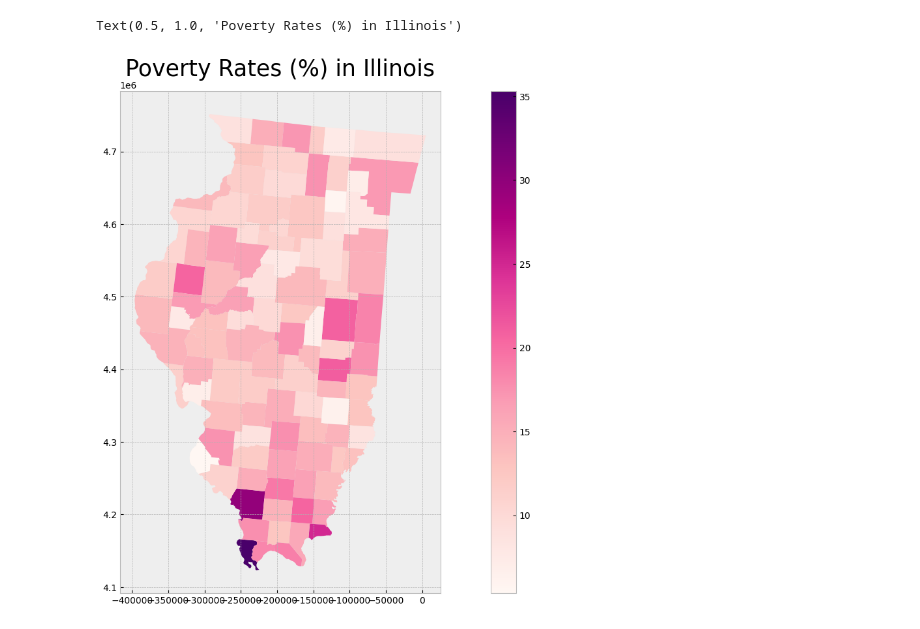
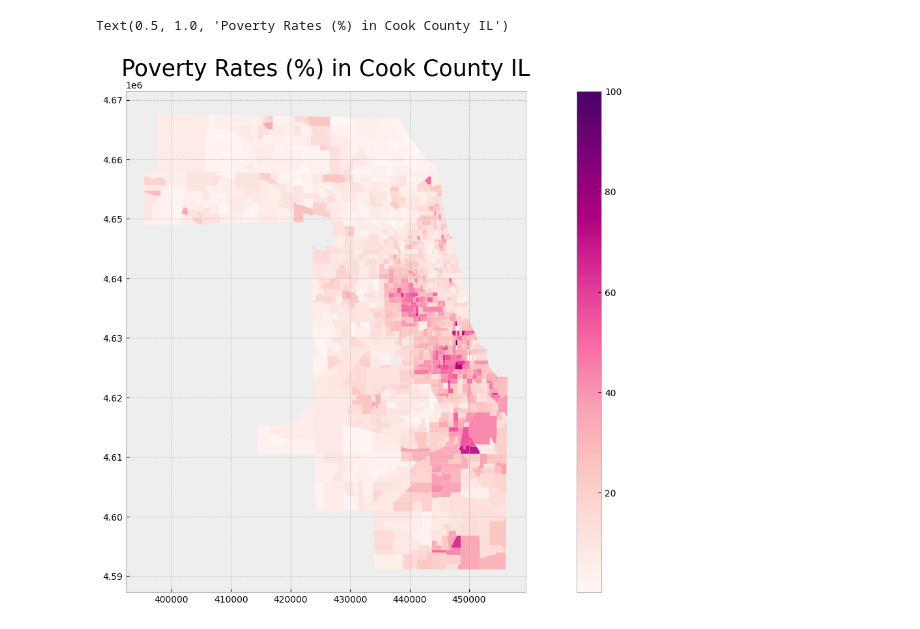
Before and after one commit to avasdowney/predictive_policing_thesis, a Jupyter notebook: preprocess/census.ipynb, the cells around one changed output. Cells and saved outputs as stored; diff of their text form; code cells hidden in the pictures.

Commit message:
generated poverty map for cook county

```diff
--- a/preprocess/census.ipynb
+++ b/preprocess/census.ipynb
@@ -12,16 +12,11 @@ c = Census("736d0b43db328f7d01733bcff52a193181f4e05b")
 # C17002_001E: count of ratio of income to poverty in the past 12 months (total)
 # C17002_002E: count of ratio of income to poverty in the past 12 months (< 0.50)
 # C17002_003E: count of ratio of income to poverty in the past 12 months (0.50 - 0.99)
-# C17002_004E: count of ratio of income to poverty in the past 12 months (1.00 - 1.24)
-# C17002_005E: count of ratio of income to poverty in the past 12 months (1.25 - 1.49)
-# C17002_006E: count of ratio of income to poverty in the past 12 months (1.50 - 1.84)
-# C17002_007E: count of ratio of income to poverty in the past 12 months (1.85 - 1.99)
-# C17002_008E: count of ratio of income to poverty in the past 12 months (>= 2.00)
 # B01003_001E: total population
 # Sources: https://api.census.gov/data/2014/acs/acs5/variables.html; https://pypi.org/project/census/
-il_census = c.acs5.state_county_tract(fields = ('NAME', 'C17002_001E', 'C17002_002E', 'C17002_003E', 'C17002_004E', 'C17002_005E', 'C17002_006E', 'C17002_007E', 'C17002_008E', 'B01003_001E'),
+il_census = c.acs5.state_county_tract(fields = ('NAME', 'C17002_001E', 'C17002_002E', 'C17002_003E', 'B01003_001E'),
                                       state_fips = states.IL.fips,
-                                      county_fips = "*",
+                                      county_fips = "031", # Cook County
                                       tract = "*",
                                       year = 2014)
 # %%
@@ -48,9 +39,9 @@ Shape:  (3123, 13)
 # Access shapefile of Illinois census tracts
 il_tract = gpd.read_file("https://www2.census.gov/geo/tiger/TIGER2014/TRACT/tl_2014_17_tract.zip")
 
-# Reproject shapefile to UTM Zone 17N
-# https://spatialreference.org/ref/epsg/wgs-84-utm-zone-17n/
-il_tract = il_tract.to_crs(epsg = 32617)
+# Reproject shapefile to UTM Zone 16N
+# https://spatialreference.org/ref/epsg/wgs-84-utm-zone-16n/
+il_tract = il_tract.to_crs(epsg = 32616)
 
 # Print GeoDataFrame of shapefile
 print(il_tract.head(2))
@@ -168,7 +162,7 @@ Shape:  (3123, 9)
 # %%
 # Dissolve and group the census tracts within each county and aggregate all the values together
 # Source: https://geopandas.org/docs/user_guide/aggregation_with_dissolve.html
-il_poverty_county = il_poverty_tract.dissolve(by = 'COUNTYFP', aggfunc = 'sum')
+il_poverty_county = il_poverty_tract.dissolve(by = 'TRACTCE', aggfunc = 'sum')
 
 # Show dataframe
 print(il_poverty_county.head(2))
@@ -198,19 +192,19 @@ il_poverty_county.head(2)
 # %%
 # Create subplots
 fig, ax = plt.subplots(1, 1, figsize = (20, 10))
 
 # Plot data
 # Source: https://geopandas.readthedocs.io/en/latest/docs/user_guide/mapping.html
 il_poverty_county.plot(column = "Poverty_Rate",
                        ax = ax,
                        cmap = "RdPu",
                        legend = True)
 
 # Stylize plots
 plt.style.use('bmh')
 
 # Set title
-ax.set_title('Poverty Rates (%) in Illinois', fontdict = {'fontsize': '25', 'fontweight' : '3'})
+ax.set_title('Poverty Rates (%) in Cook County IL', fontdict = {'fontsize': '25', 'fontweight' : '3'})
 # %% [output]
-Text(0.5, 1.0, 'Poverty Rates (%) in Illinois')
+Text(0.5, 1.0, 'Poverty Rates (%) in Cook County IL')
-[figure, old version]
+[figure, new version]
```
Also changed, not shown: parts of 9 cells of this notebook, 4 other files.
